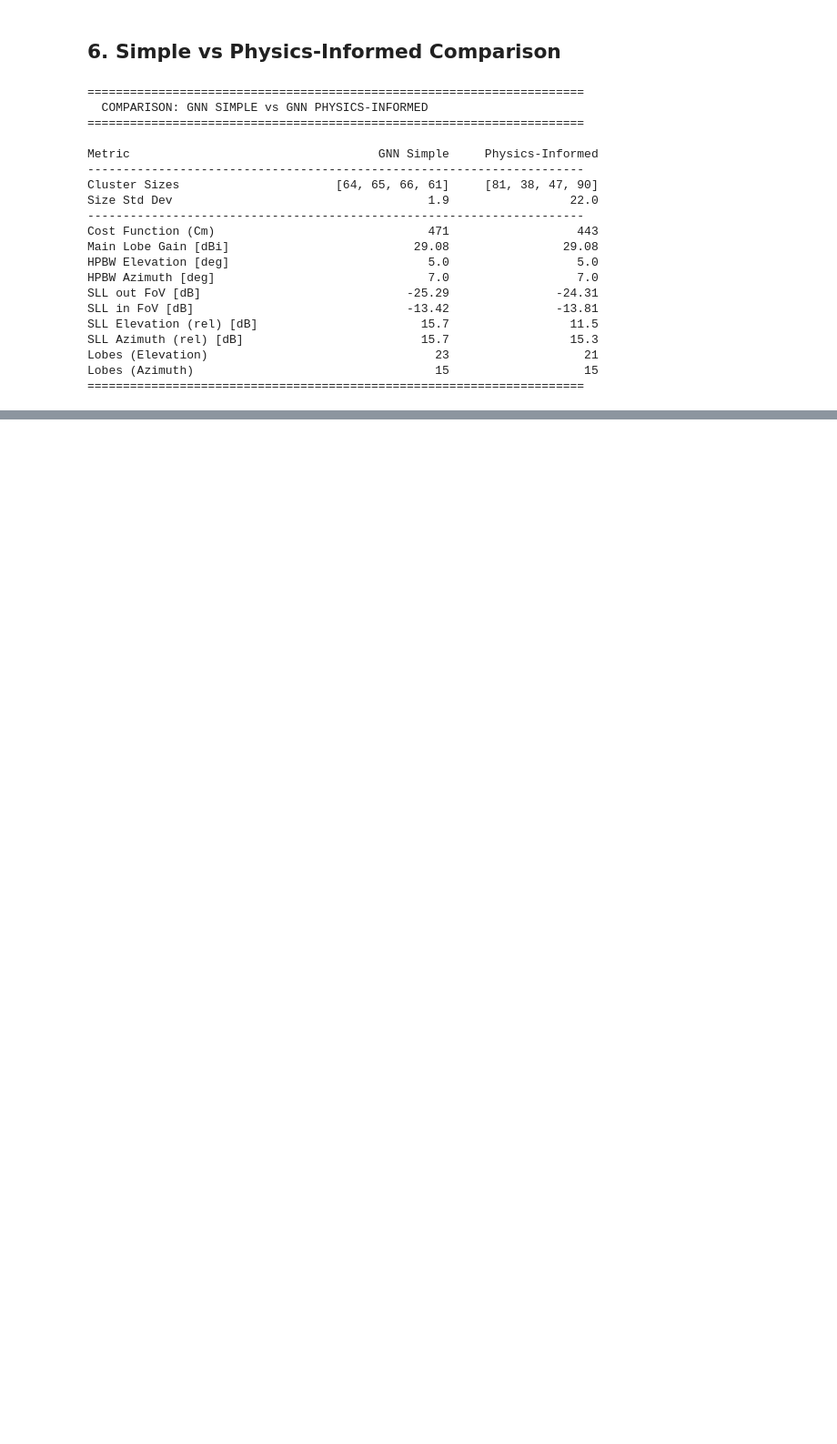
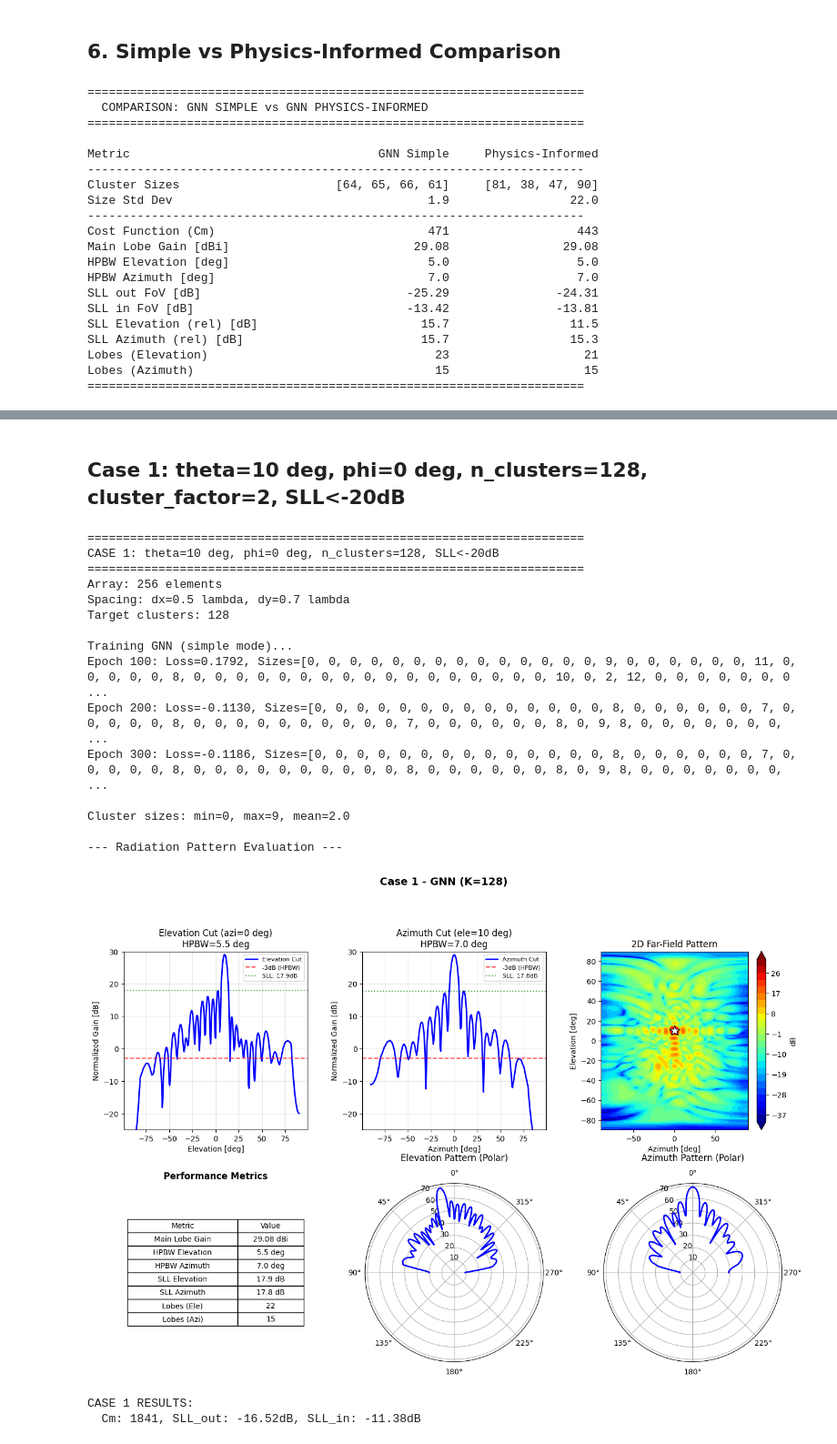
Before and after one commit to mindPazi/antenna-clustering, a Jupyter notebook: irregular/gnn/gnn.ipynb, the cells around one changed output, grey strips where cells are left out. Shown at 91% size. Cells and saved outputs as stored; diff of their text form; code cells hidden in the pictures; blank space fills up the shorter version.

```diff
--- a/irregular/gnn/gnn.ipynb
+++ b/irregular/gnn/gnn.ipynb
@@ -29,8 +29,10 @@ CUDA: False
 # %% [markdown]
 ## 1. Configuration
 # %%
-config = URAConfig(rows=16, cols=16, dx=0.5, dy=0.7, freq_ghz=10.0)
+config = URAConfig(rows=16, cols=16, dx=0.5, dy=0.7, freq_ghz=29.5)
+
 print(f"Array: {config.N} elements")
+
 print(f"Spacing: dx={config.dx}λ, dy={config.dy}λ")
 # %% [output]
 Array: 256 elements
@@ -373,0 +525,68 @@ Lobes (Azimuth)                                  15                   15
+# %% [markdown]
+## Case 1: theta=10 deg, phi=0 deg, n_clusters=128, cluster_factor=2, SLL<-20dB
+# %%
+# ============================================================
+# CASE 1: theta=10 deg, phi=0 deg, n_clusters=128, cluster_factor=2
+#         SLL < -20dB, max gain
+# ============================================================
+
+print("="*70)
+print("CASE 1: theta=10 deg, phi=0 deg, n_clusters=128, SLL<-20dB")
+print("="*70)
+
+# Configuration
+config_c1 = URAConfig(rows=16, cols=16, dx=0.5, dy=0.7, freq_ghz=29.5)
+num_clusters_c1 = 128
+
+print(f"Array: {config_c1.N} elements")
+print(f"Spacing: dx={config_c1.dx} lambda, dy={config_c1.dy} lambda")
+print(f"Target clusters: {num_clusters_c1}")
+
+# Train GNN (simple mode)
+print("\nTraining GNN (simple mode)...")
+clusters_c1 = train_ura_clustering_simple(
+    config_c1,
+    num_clusters=num_clusters_c1,
+    epochs=300,
+    verbose=True
+)
+
+# Get cluster sizes
+sizes_c1 = np.bincount(clusters_c1, minlength=num_clusters_c1)
+print(f"\nCluster sizes: min={sizes_c1.min()}, max={sizes_c1.max()}, mean={sizes_c1.mean():.1f}")
+
+# Radiation pattern evaluation
+print("\n--- Radiation Pattern Evaluation ---")
+lattice_c1 = LatticeConfig(Nz=16, Ny=16, dist_z=0.7, dist_y=0.5, lattice_type=1)
+system_c1 = SystemConfig(freq=29.5e9, azi0=0, ele0=10, dele=0.5, dazi=0.5)
+mask_c1 = MaskConfig(elem=30, azim=60, SLL_level=20, SLLin=20)
+eef_c1 = ElementPatternConfig(P=1, Gel=5, load_file=0)
+array_c1 = AntennaArray(lattice_c1, system_c1, mask_c1, eef_c1)
+
+clusters_antenna_c1 = assignments_to_antenna_format(clusters_c1, grid_shape=(config_c1.rows, config_c1.cols))
+result_c1 = array_c1.evaluate_clustering(clusters_antenna_c1)
+metrics_c1 = plot_lobe_analysis(result_c1['FF_I_dB'], array_c1,
+                                G_boresight=result_c1['G_boresight'],
+                                title=f"Case 1 - GNN (K={num_clusters_c1})")
+
+print(f"\nCASE 1 RESULTS:")
+print(f"  Cm: {result_c1['Cm']}, SLL_out: {result_c1['sll_out']:.2f}dB, SLL_in: {result_c1['sll_in']:.2f}dB")
+# %% [output]
+======================================================================
+CASE 1: theta=10 deg, phi=0 deg, n_clusters=128, SLL<-20dB
+======================================================================
+Array: 256 elements
+Spacing: dx=0.5 lambda, dy=0.7 lambda
+Target clusters: 128
+
+Training GNN (simple mode)...
+Epoch 100: Loss=0.1792, Sizes=[0, 0, 0, 0, 0, 0, 0, 0, 0, 0, 0, 0, 0, 0, 9, 0, 0, 0, 0, 0, 0, 11, 0, 0, 0, 0, 0, 8, 0, 0, 0, 0, 0, 0, 0, 0, 0, 0, 0, 0, 0, 0, 0, 0, 0, 10, 0, 2, 12, 0, 0, 0, 0, 0, 0, 0 ...
+Epoch 200: Loss=-0.1130, Sizes=[0, 0, 0, 0, 0, 0, 0, 0, 0, 0, 0, 0, 0, 0, 8, 0, 0, 0, 0, 0, 0, 7, 0, 0, 0, 0, 0, 8, 0, 0, 0, 0, 0, 0, 0, 0, 0, 0, 7, 0, 0, 0, 0, 0, 0, 8, 0, 9, 8, 0, 0, 0, 0, 0, 0, 0,  ...
+Epoch 300: Loss=-0.1186, Sizes=[0, 0, 0, 0, 0, 0, 0, 0, 0, 0, 0, 0, 0, 0, 8, 0, 0, 0, 0, 0, 0, 7, 0, 0, 0, 0, 0, 8, 0, 0, 0, 0, 0, 0, 0, 0, 0, 0, 8, 0, 0, 0, 0, 0, 0, 8, 0, 9, 8, 0, 0, 0, 0, 0, 0, 0,  ...
+
+Cluster sizes: min=0, max=9, mean=2.0
+
+--- Radiation Pattern Evaluation ---
+[figure, added]
+CASE 1 RESULTS:
+  Cm: 1841, SLL_out: -16.52dB, SLL_in: -11.38dB
```
Also changed, not shown: parts of 10 cells of this notebook, 6 other files.
